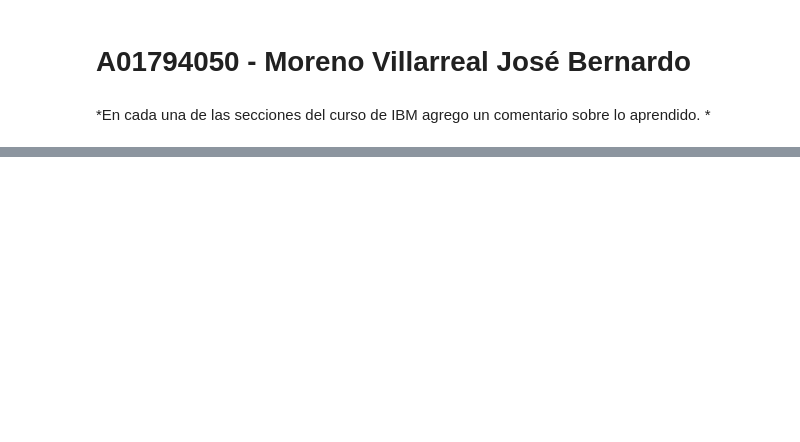
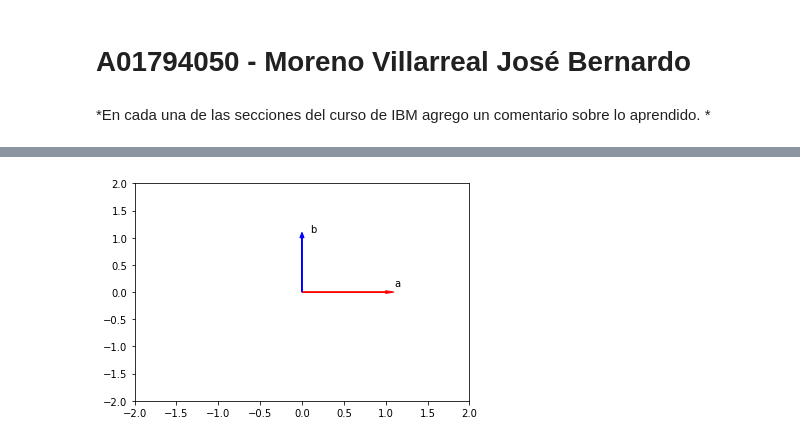
Before and after one commit to PosgradoMNA/actividades-de-aprendizaje-Jose-Bernardo-Moreno-Villarreal, a Jupyter notebook: Semana_3_Actividad_1.ipynb, the cells around one changed output, grey strips where cells are left out. Cells and saved outputs as stored; diff of their text form; code cells hidden in the pictures; blank space fills up the shorter version.

```diff
--- a/Semana_3_Actividad_1.ipynb
+++ b/Semana_3_Actividad_1.ipynb
@@ -461,0 +336,6 @@ with open("Example3.txt","a") as file1:
+# %%
+a=np.array([1, 0])
+b=np.array([0, 1])
+Plotvec2(a,b)
+# %% [output]
+[figure, added]
```
Also changed, not shown: parts of 155 cells of this notebook.
